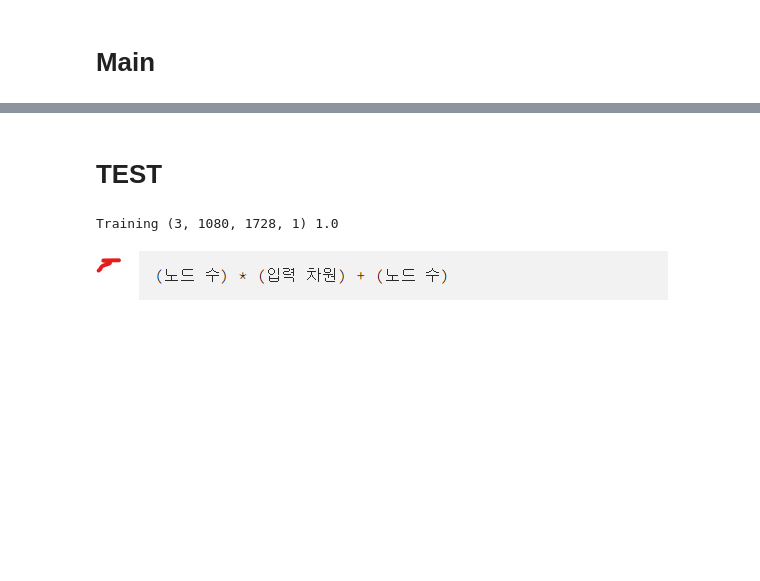
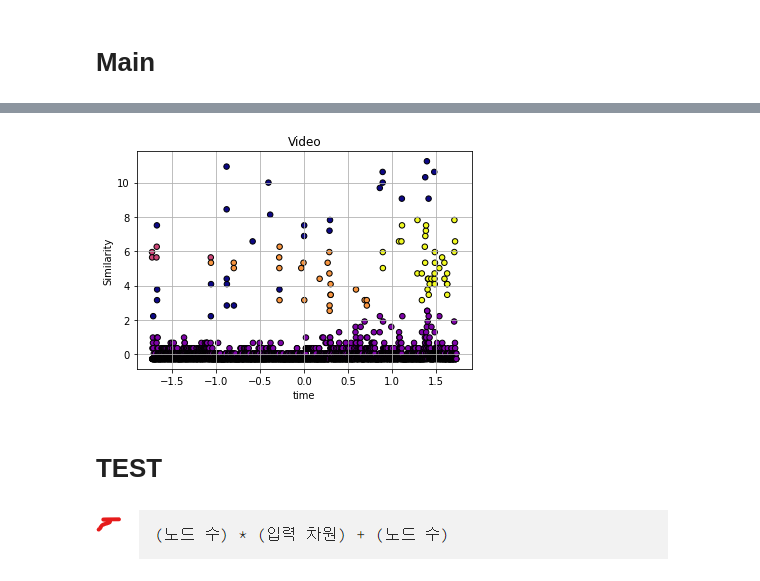
Before and after one commit to Choiyh1116/AI_capstone, a Jupyter notebook: Learning.ipynb, the cells around one changed output, grey strips where cells are left out. Cells and saved outputs as stored; diff of their text form; code cells hidden in the pictures; blank space fills up the shorter version.

```diff
--- a/Learning.ipynb
+++ b/Learning.ipynb
@@ -136,2 +192,41 @@ print(len(list[1]))
+# %%
+
+ # coding: utf-8
+
+from sklearn.datasets import make_moons
+
+from sklearn.preprocessing import StandardScaler
+
+from sklearn.cluster import DBSCAN
+
+import matplotlib.pyplot as plt
+
+
+
+scaler = StandardScaler()
+
+scaler.fit(data)
+
+
+X_scaled = scaler.transform(data)
+
+
+
+dbscan = DBSCAN(eps=0.625)
+
+clusters = dbscan.fit_predict(X_scaled)
+
+
+
+plt.scatter(X_scaled[:, 0], X_scaled[:, 1], c=clusters, cmap='plasma', s=30, edgecolors='black')
+
+plt.grid()
+plt.xlabel('time')
+plt.ylabel('Similarity')
+plt.title("Video")
+
+plt.show()
+# %% [output]
+[figure, added]
 # %% [markdown]
 # TEST
@@ -143,12 +236,6 @@ from keras.layers import Dense
 from keras import optimizers
 import tensorflow as tf
 from sklearn.model_selection import train_test_split
-
-x_train = list[0].reshape(-1,height,width,1).astype('float32') / 255.
-
-print('Training',x_train.shape,x_train.max())
-# %% [output]
-Training (3, 1080, 1728, 1) 1.0
 # %%
 from keras.models import Model
 from keras.layers import Input, Conv2D, BatchNormalization, MaxPool2D, Activation, Flatten, Dense, Dropout
```
Also changed, not shown: parts of 17 cells of this notebook.
